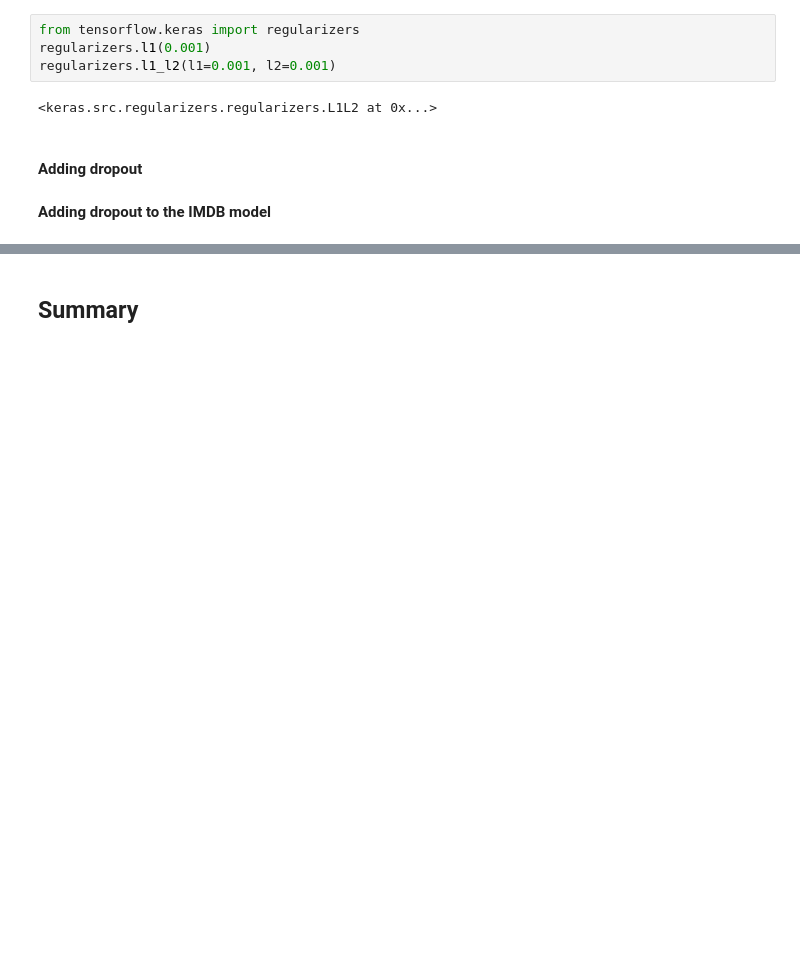
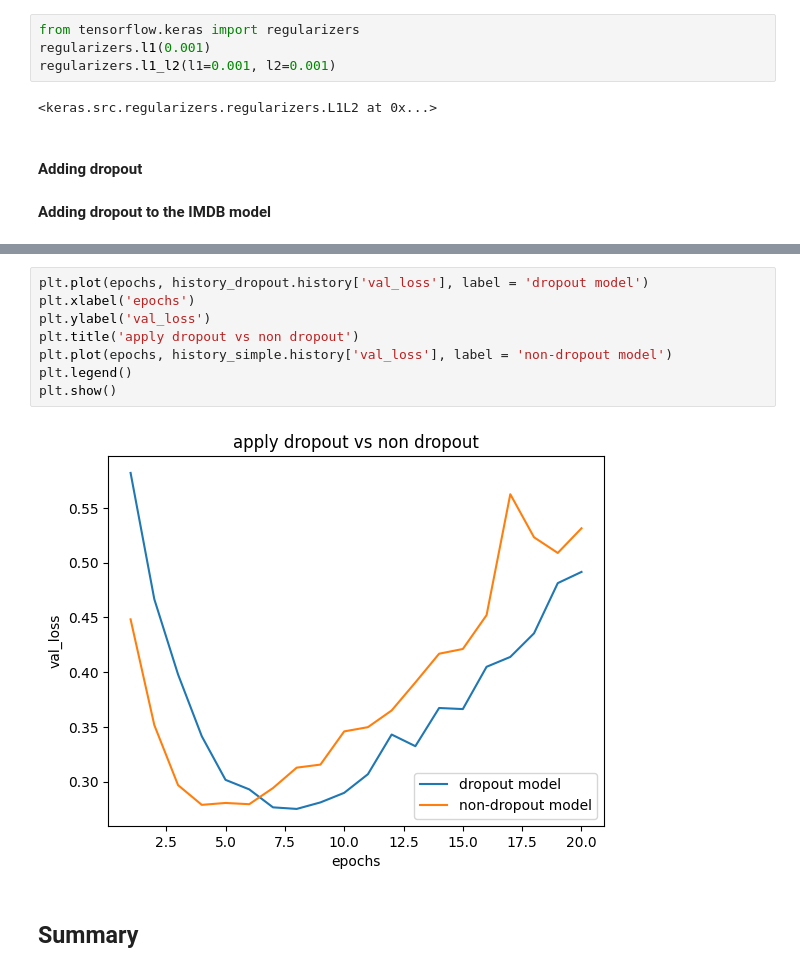
Before and after one commit to motorio0829/DL-for-AI, a Jupyter notebook: chapter05_fundamentals_of_ml_i의_사본.ipynb, the cells around one changed output, grey strips where cells are left out. Cells and saved outputs as stored; diff of their text form; blank space fills up the shorter version.

```diff
--- a/chapter05_fundamentals_of_ml_i의_사본.ipynb
+++ b/chapter05_fundamentals_of_ml_i의_사본.ipynb
@@ -636,2 +712,12 @@ plt.show()
+# %%
+plt.plot(epochs, history_dropout.history['val_loss'], label = 'dropout model')
+plt.xlabel('epochs')
+plt.ylabel('val_loss')
+plt.title('apply dropout vs non dropout')
+plt.plot(epochs, history_simple.history['val_loss'], label = 'non-dropout model')
+plt.legend()
+plt.show()
+# %% [output]
+[figure, added]
 # %% [markdown]
 ## Summary
```
Also changed, not shown: parts of 13 cells of this notebook.
